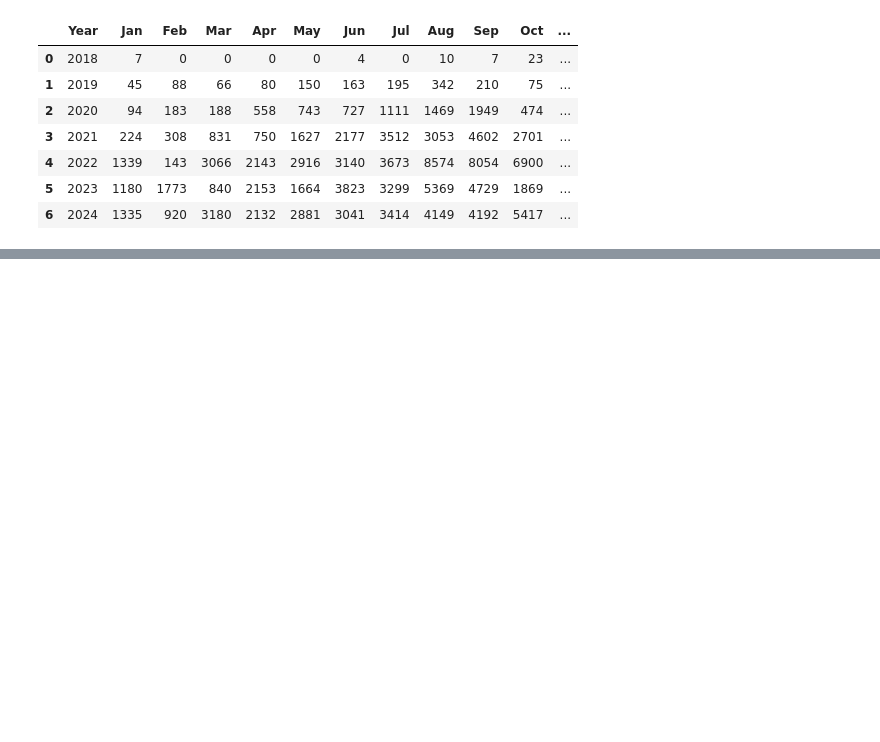
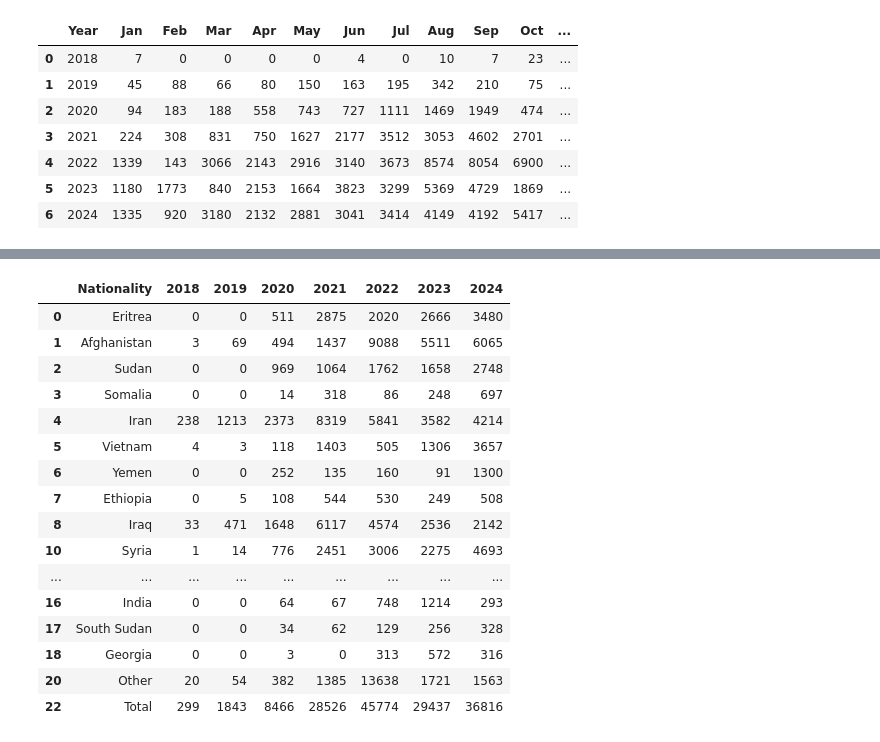
Before and after one commit to esencela/uk-immigration-data-analysis, a Jupyter notebook: notebooks/irregular-data-cleaning.ipynb, the cells around one changed output, grey strips where cells are left out. Saved outputs shown, nothing was run; the diff lists cells and outputs as text; code cells hidden in the pictures; blank space fills up the shorter version.

```diff
--- a/notebooks/irregular-data-cleaning.ipynb
+++ b/notebooks/irregular-data-cleaning.ipynb
@@ -56,0 +111,23 @@ df_boats.to_csv('../data/small-boat-arrivals.csv', index=False)
+# %%
+for col in df_nation.columns.tolist():
+    if col != 'Nationality' and col != '2018':
+        df_nation[col] = df_nation[col].str.replace(',', '').astype(int)
+df_nation
+# %% [output]
+|  | Nationality | 2018 | 2019 | 2020 | 2021 | 2022 | 2023 | 2024 |
+| 0 | Eritrea | 0 | 0 | 511 | 2875 | 2020 | 2666 | 3480 |
+| 1 | Afghanistan | 3 | 69 | 494 | 1437 | 9088 | 5511 | 6065 |
+| 2 | Sudan | 0 | 0 | 969 | 1064 | 1762 | 1658 | 2748 |
+| 3 | Somalia | 0 | 0 | 14 | 318 | 86 | 248 | 697 |
+| 4 | Iran | 238 | 1213 | 2373 | 8319 | 5841 | 3582 | 4214 |
+| 5 | Vietnam | 4 | 3 | 118 | 1403 | 505 | 1306 | 3657 |
+| 6 | Yemen | 0 | 0 | 252 | 135 | 160 | 91 | 1300 |
+| 7 | Ethiopia | 0 | 5 | 108 | 544 | 530 | 249 | 508 |
+| 8 | Iraq | 33 | 471 | 1648 | 6117 | 4574 | 2536 | 2142 |
+| 10 | Syria | 1 | 14 | 776 | 2451 | 3006 | 2275 | 4693 |
+| ... | ... | ... | ... | ... | ... | ... | ... | ... |
+| 16 | India | 0 | 0 | 64 | 67 | 748 | 1214 | 293 |
+| 17 | South Sudan | 0 | 0 | 34 | 62 | 129 | 256 | 328 |
+| 18 | Georgia | 0 | 0 | 3 | 0 | 313 | 572 | 316 |
+| 20 | Other | 20 | 54 | 382 | 1385 | 13638 | 1721 | 1563 |
+| 22 | Total | 299 | 1843 | 8466 | 28526 | 45774 | 29437 | 36816 |
```
Also changed, not shown: parts of 3 cells of this notebook, 1 other file.
